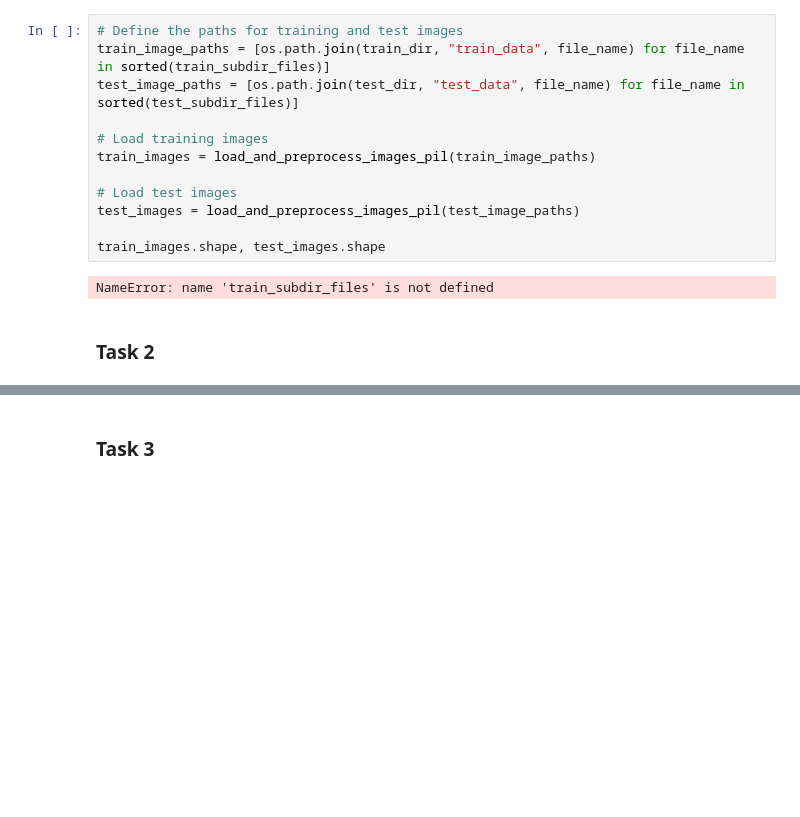
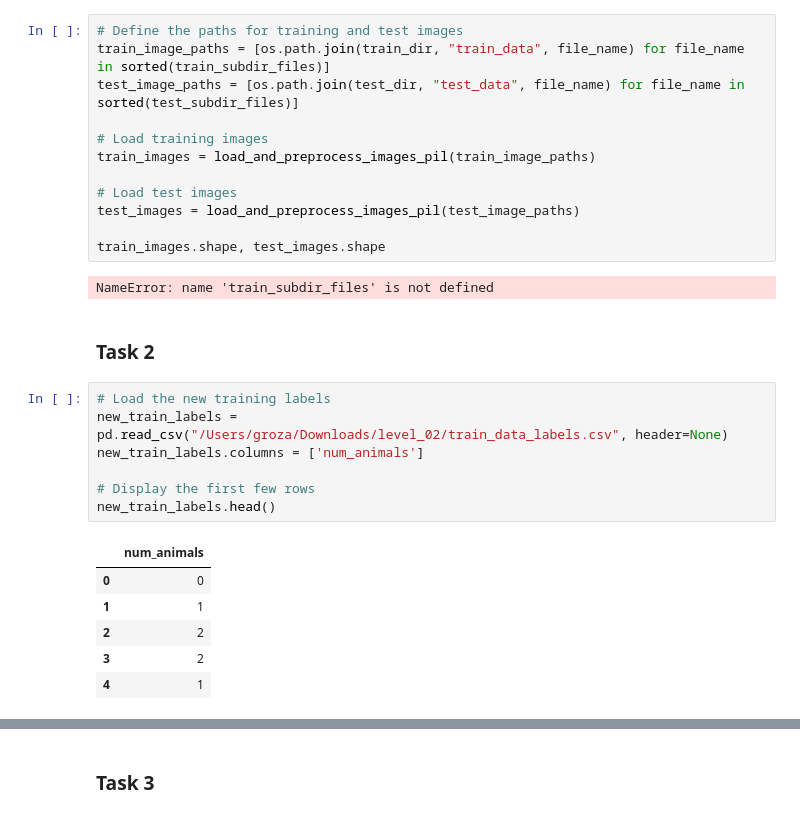
Before and after one commit to iuliagroza/CCC2023-2, a Jupyter notebook: CCC2023-2.ipynb, the cells around one changed output, grey strips where cells are left out. Cells and saved outputs as stored; diff of their text form; blank space fills up the shorter version.

```diff
--- a/CCC2023-2.ipynb
+++ b/CCC2023-2.ipynb
@@ -104,3 +133,17 @@ train_images.shape, test_images.shape
 NameError: name 'train_subdir_files' is not defined
 # %% [markdown]
 ### Task 2
+# %%
+# Load the new training labels
+new_train_labels = pd.read_csv("/Users/groza/Downloads/level_02/train_data_labels.csv", header=None)
+new_train_labels.columns = ['num_animals']
+
+# Display the first few rows
+new_train_labels.head()
+# %% [output]
+|  | num_animals |
+| 0 | 0 |
+| 1 | 1 |
+| 2 | 2 |
+| 3 | 2 |
+| 4 | 1 |
```
Also changed, not shown: parts of 10 cells of this notebook.
